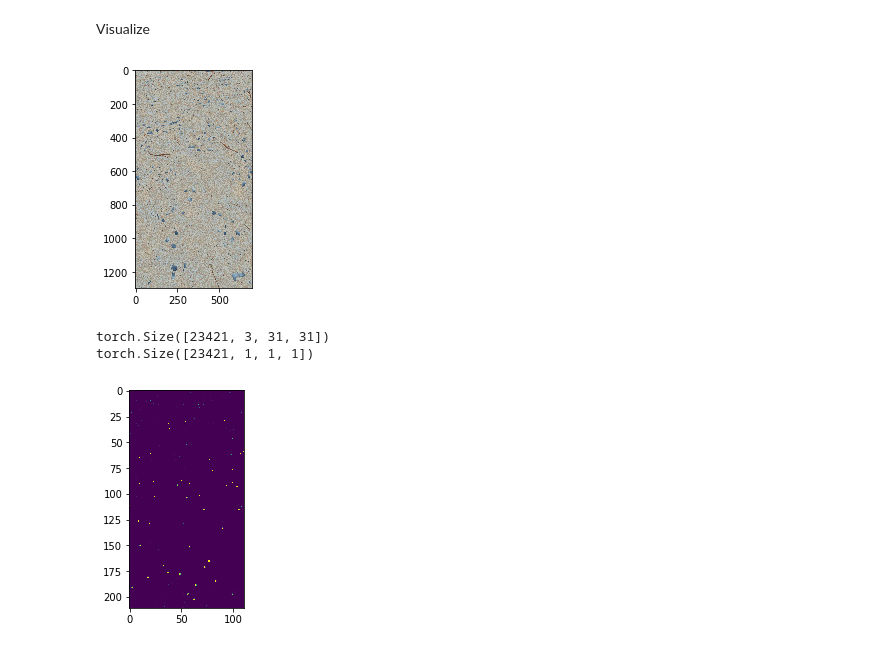
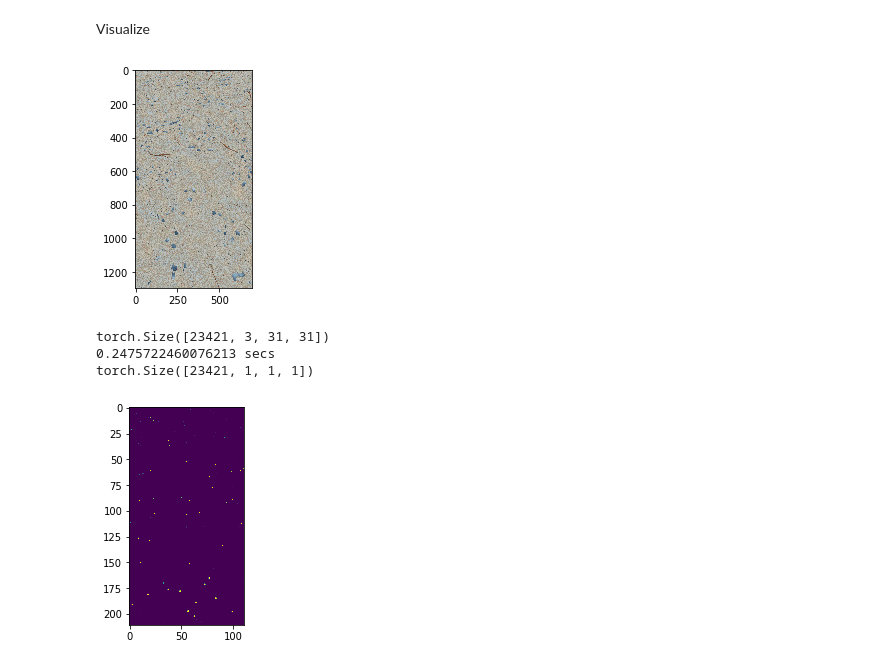
Before and after one commit to harry7557558/engsci-2t6, a Jupyter notebook: esc102-nurdle/train/train.ipynb, the cells around one changed output. Cells and saved outputs as stored; diff of their text form; code cells hidden in the pictures.

```diff
--- a/esc102-nurdle-test/train/train.ipynb
+++ b/esc102-nurdle/train/train.ipynb
@@ -56,6 +56,8 @@ class Model(nn.Module):
         # Conv2d(in_channels, out_channels, kernel_size, stride=1, padding=0)
         # https://github.com/vdumoulin/conv_arithmetic/blob/master/README.md
         self.main = nn.Sequential(
+            nn.BatchNorm2d(3),
+            nn.LeakyReLU(0.2, inplace=True),
             # 3 x 31x31
             nn.Conv2d(3, dims[0], 5, 2, 2, bias=False),
             nn.BatchNorm2d(dims[0]),
@@ -145,0 +152,12 @@ Iteration 8000 - loss = 0.00015383007121272385
+# %%
+dataloader = list(DataLoader(
+    dataset,
+    batch_size=len(dataset),
+    shuffle=True
+))
+
+for nin, nout in dataloader:
+    with torch.no_grad():
+        output = flatten(model(nin))
+        loss = lossFun(output, nout)
+        print(loss)
@@ -156,31 +229,38 @@ photo = torch.tensor([photo])
 # with torch.no_grad():
 #     output = model(photo)
 #     output = np.array(output)[0][0]
 # print(output.shape)
 # output = np.einsum('kij->ijk', [output, output, output])
 # output = (255.0*output).astype(np.uint8)
 # plt.imshow(output)
 # plt.show()
 
 size = dataset.size
 skip = 6
 frames = []
 for i in range(0, photo.shape[2]-size, skip):
     for j in range(0, photo.shape[3]-size, skip):
         frames.append(photo[:, :, i:i+size, j:j+size][0].numpy())
 ni = len(range(0, photo.shape[2]-size, skip))
 nj = len(range(0, photo.shape[3]-size, skip))
 with torch.no_grad():
     frames = torch.tensor(frames)
     print(frames.shape)
+
+    from time import perf_counter
+    t0 = perf_counter()
     output = model(frames)
+    t1 = perf_counter()
+    print(t1-t0, "secs")
+
     print(output.shape)
     output = np.array(output).reshape((ni, nj))
 output = (255.0*output).astype(np.uint8)
 plt.imshow(output)
 plt.show()
 # %% [output]
 [figure]
 torch.Size([23421, 3, 31, 31])
+0.2475722460076213 secs
 torch.Size([23421, 1, 1, 1])
-[figure, old version]
+[figure, new version]
```
Also changed, not shown: parts of 6 cells of this notebook, 16 other files.
